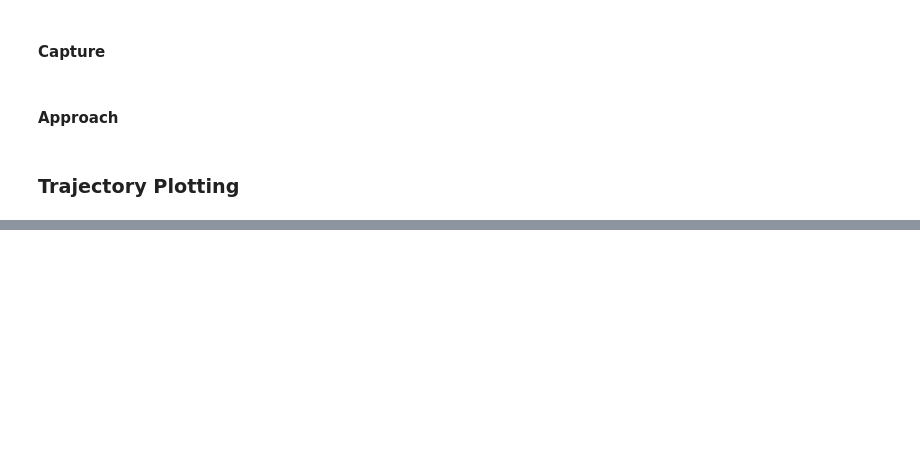
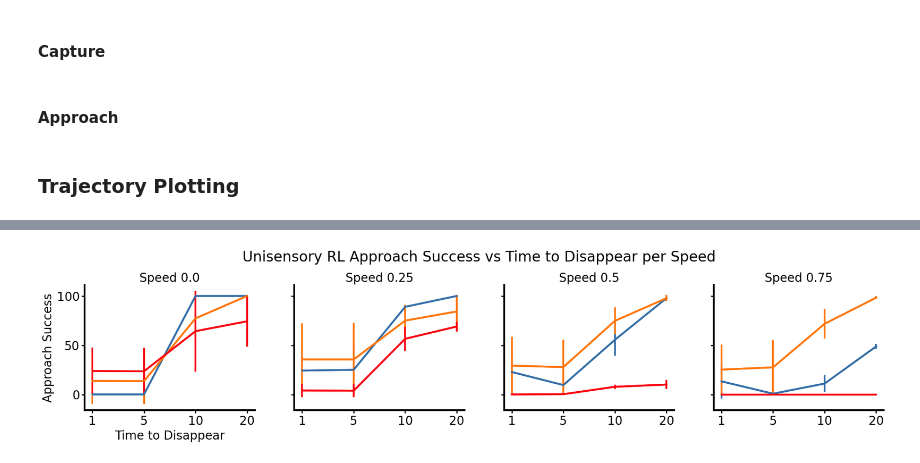
Before and after one commit to ghoshm/Multimodal_mazes, a Jupyter notebook: scripts/RL_linear_screen_prey.ipynb, the cells around one changed output, grey strips where cells are left out. Drawn from its saved outputs; the diff is of its cells as text; code cells hidden in the pictures; blank space fills up the shorter version.

```diff
--- a/scripts/RL_linear_screen_prey.ipynb
+++ b/scripts/RL_linear_screen_prey.ipynb
@@ -415,0 +458,13 @@ plt.legend()
+# %%
+approach_processed = np.zeros((2, len(cases), len(pms), len(times_to_disappear)))
+
+for case in range(len(cases)):
+    for pm in range(len(pms)):
+        for time in range(len(times_to_disappear)):
+            approach_processed[0, case, pm, time] = np.mean(approach_results[:, case, pm, time])
+            approach_processed[1, case, pm, time] = np.std(approach_results[:, case, pm, time])
+
+print('Approach Results:')
+print(approach_results)
+print('Processed Approach Results:')
+print(approach_processed)
@@ -415,0 +489,21 @@ plt.legend()
+# %%
+fig, axs = plt.subplots(1, 4, figsize=(20, 5), sharex=True, sharey=True)
+fig.tight_layout(rect=[0,0.1, 1, 0.9])
+fig.suptitle(f"{multisensory} RL Approach Success vs Time to Disappear per Speed")
+
+# agents, cases, times, speeds
+
+for pm in range(len(pms)):
+    for case in range(len(cases)):
+        axs[pm].set_title(f"Speed {pms[pm]}")
+        # for n in range(n_agents):
+        #     axs[pm].plot(range(4), approach_results[n, case, pm, :], color = case_colors[case], alpha = 0.2)
+
+        axs[pm].plot(range(4), approach_processed[0, case, pm, :], color=case_colors[case])
+        axs[pm].errorbar(range(4), approach_processed[0, case, pm, :], yerr=approach_processed[1, case, pm, :], color=case_colors[case])
+
+labels = [str(time) for time in times_to_disappear]
+axs[0].set(xlabel='Time to Disappear', ylabel='Approach Success')
+axs[0].set_xticks(range(4), labels);
+# %% [output]
+[figure, added]
```
Also changed, not shown: parts of 21 cells of this notebook, 36 other files.
